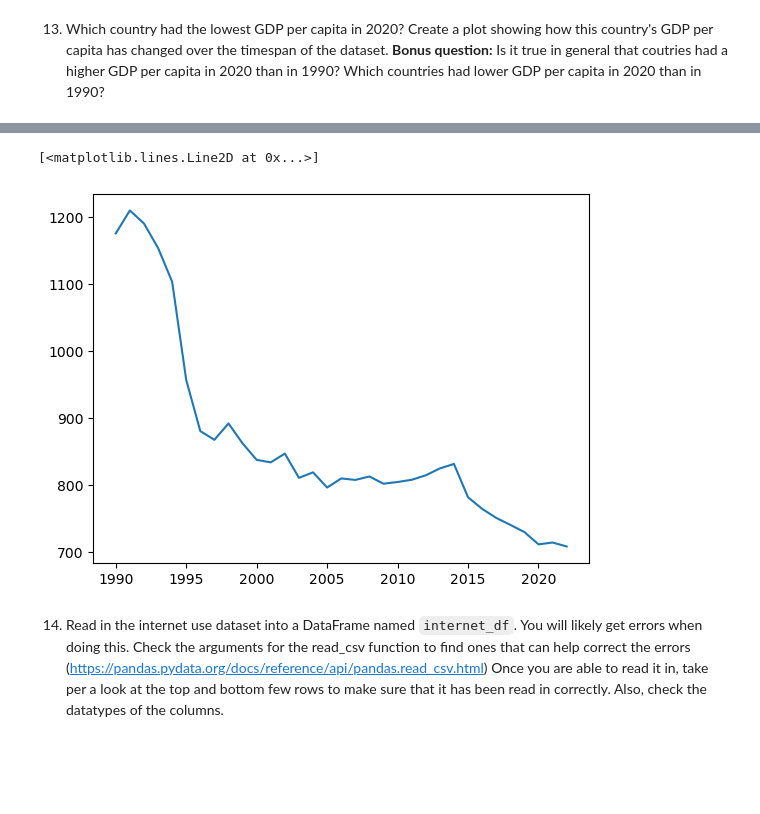
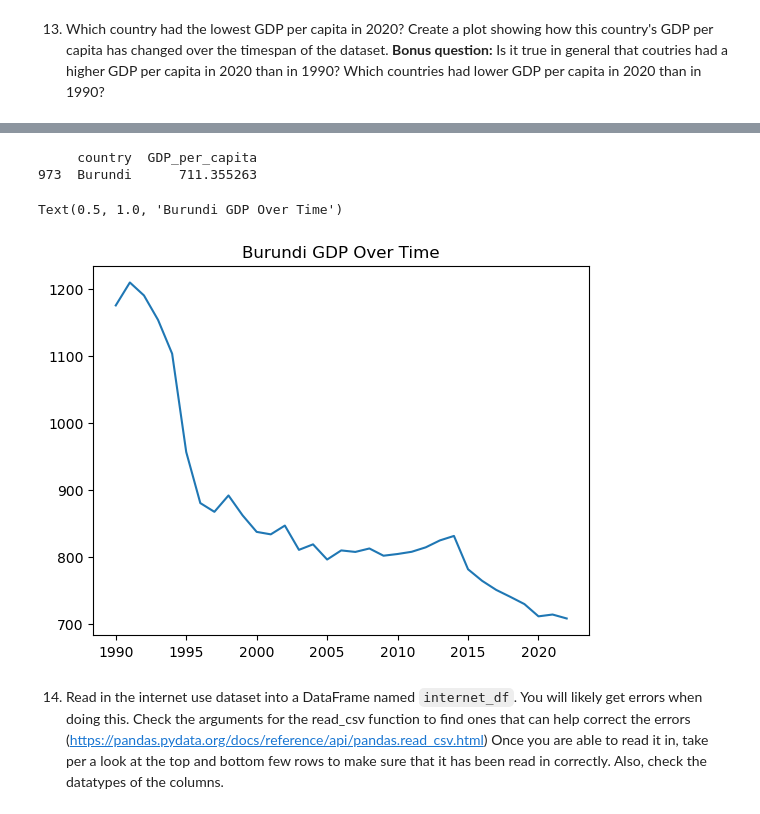
Before and after one commit to NSS-Data-Analytics-Cohort-10/gdp-and-internet-usage-marthahunter, a Jupyter notebook: notebooks/un_data_project.ipynb, the cells around one changed output, grey strips where cells are left out. Drawn from its saved outputs; the diff is of its cells as text; code cells hidden in the pictures; blank space fills up the shorter version.

```diff
--- a/notebooks/un_data_project.ipynb
+++ b/notebooks/un_data_project.ipynb
@@ -299,10 +294,17 @@ print(lowest_gdp_2020)
-# %%
-# answer is Burundi - create lineplot showing GDP over time
-burundi_gdp = gdp_df[gdp_df['country'] == 'Burundi'].sort_values(['year'])
-plt.plot(burundi_gdp.year, burundi_gdp.GDP_per_capita)
-# %% [output]
-[<matplotlib.lines.Line2D at 0x...>]
-[figure, removed]
+# %%
+lowest_gdp_2020 = twenty_twenty.sort_values(by='GDP_per_capita', ascending=True).head(1)
+print(lowest_gdp_2020)
+# %% [output]
+     country  GDP_per_capita
+973  Burundi      711.355263
+# %%
+# answer is Burundi - create lineplot showing GDP over time
+burundi_gdp = gdp_df[gdp_df['country'] == 'Burundi'].sort_values(['year'])
+plt.plot(burundi_gdp.year, burundi_gdp.GDP_per_capita)
+plt.title("Burundi GDP Over Time")
+# %% [output]
+Text(0.5, 1.0, 'Burundi GDP Over Time')
+[figure, added]
 # %% [markdown]
 14. Read in the internet use dataset into a DataFrame named `internet_df`. You will likely get errors when doing this. Check the arguments for the read_csv function to find ones that can help correct the errors (https://pandas.pydata.org/docs/reference/api/pandas.read_csv.html) Once you are able to read it in, take per a look at the top and bottom few rows to make sure that it has been read in correctly. Also, check the datatypes of the columns.
 # %%
```
Also changed, not shown: parts of 21 cells of this notebook.
